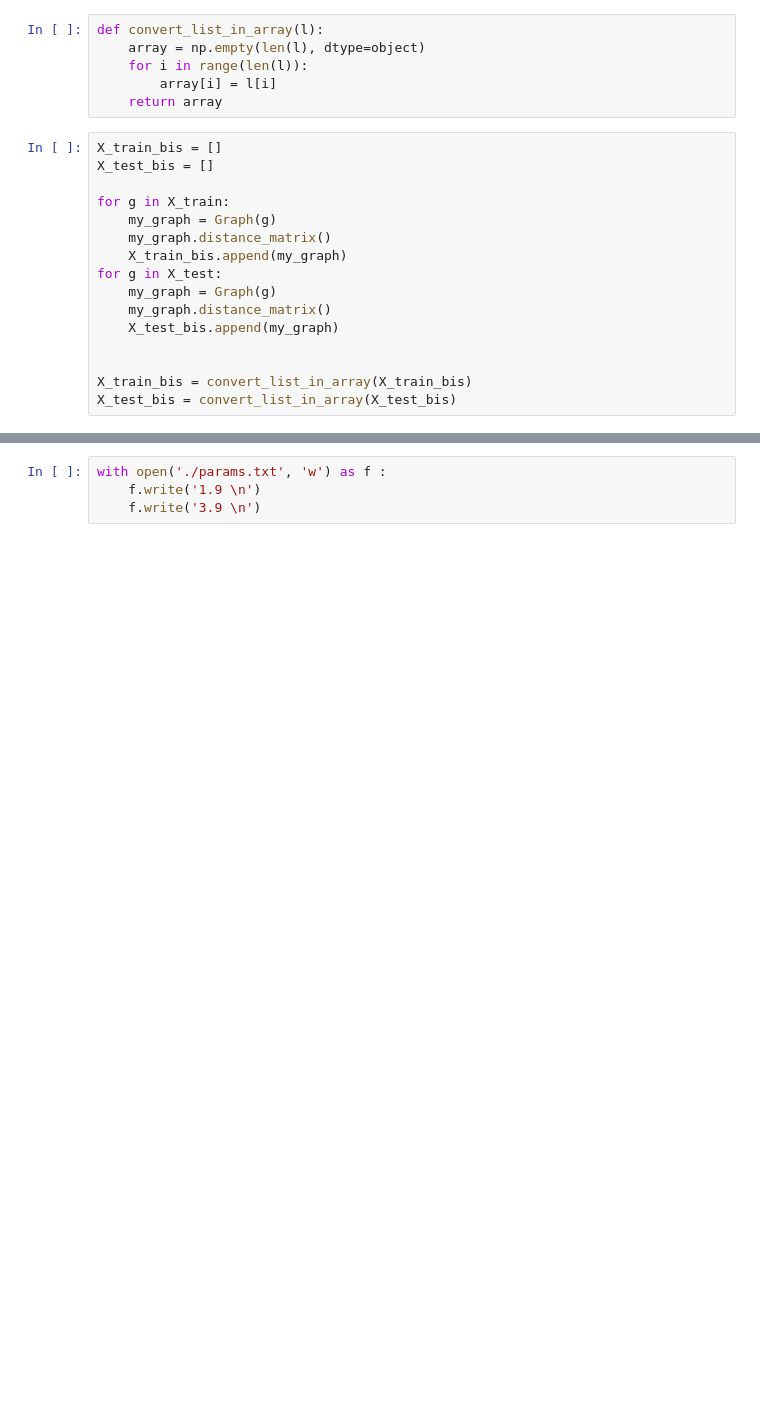
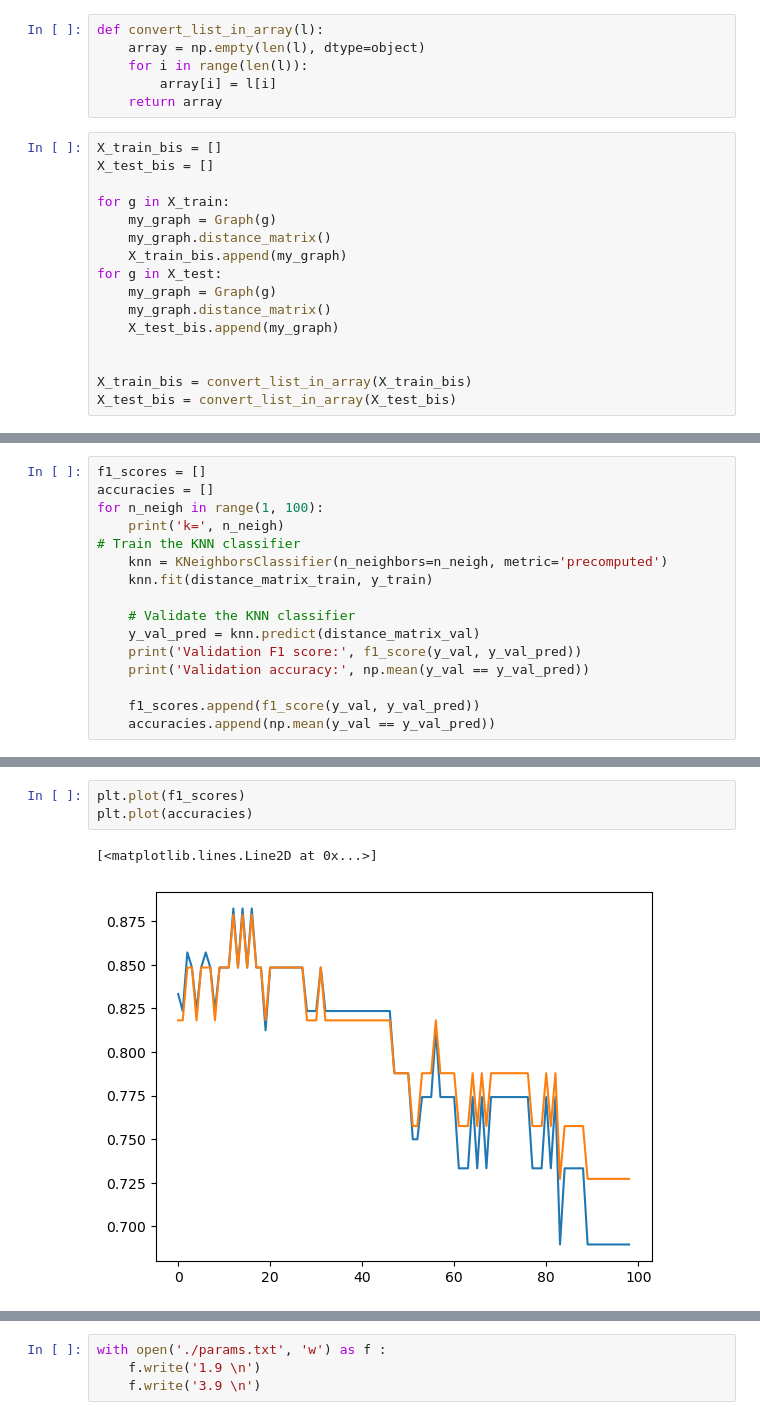
Before and after one commit to gregoirebechade/ot_final, a Jupyter notebook: lib/test.ipynb, the cells around one changed output, grey strips where cells are left out. Saved outputs shown, nothing was run; the diff lists cells and outputs as text; blank space fills up the shorter version.

```diff
--- a/lib/test.ipynb
+++ b/lib/test.ipynb
@@ -173,0 +208,16 @@ X_test_bis = convert_list_in_array(X_test_bis)
+# %%
+f1_scores = []
+accuracies = []
+for n_neigh in range(1, 100):
+    print('k=', n_neigh)
+# Train the KNN classifier
+    knn = KNeighborsClassifier(n_neighbors=n_neigh, metric='precomputed')
+    knn.fit(distance_matrix_train, y_train)
+
+    # Validate the KNN classifier
+    y_val_pred = knn.predict(distance_matrix_val)
+    print('Validation F1 score:', f1_score(y_val, y_val_pred))
+    print('Validation accuracy:', np.mean(y_val == y_val_pred))
+
+    f1_scores.append(f1_score(y_val, y_val_pred))
+    accuracies.append(np.mean(y_val == y_val_pred))
@@ -173,0 +242,6 @@ X_test_bis = convert_list_in_array(X_test_bis)
+# %%
+plt.plot(f1_scores)
+plt.plot(accuracies)
+# %% [output]
+[<matplotlib.lines.Line2D at 0x...>]
+[figure, added]
```
Also changed, not shown: parts of 3 cells of this notebook.
